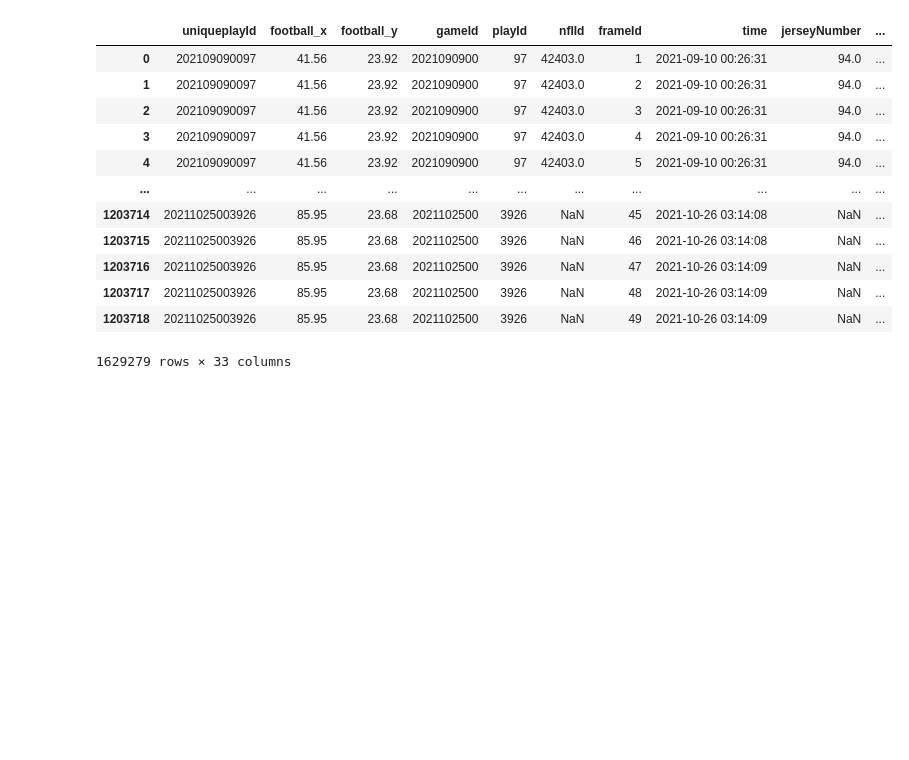
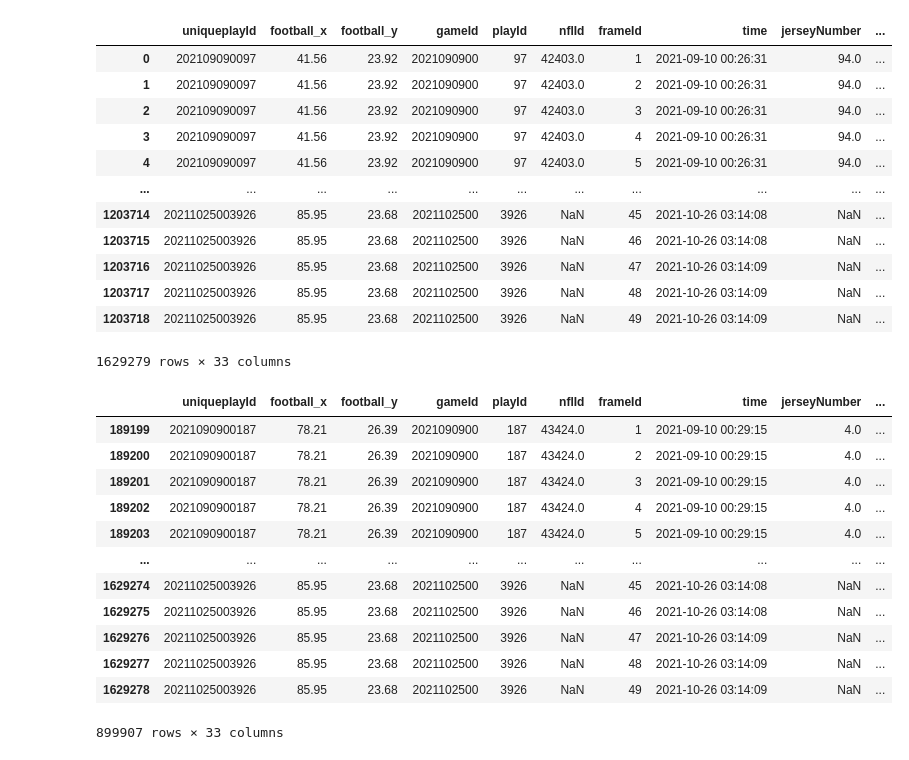
Before and after one commit to cnickol26/BigDataBowl2023, a Jupyter notebook: DataCleaning.ipynb, the cells around one changed output. Saved outputs shown, nothing was run; the diff lists cells and outputs as text; code cells hidden in the pictures; blank space fills up the shorter version.

```diff
--- a/DataCleaning.ipynb
+++ b/DataCleaning.ipynb
@@ -448,3 +448,24 @@ locations_with_flip
 1629279 rows × 33 columns
 # %%
 #locations_with_flip.to_csv('data_flipped.csv', index = False)
+# %%
+classify = pd.read_csv('https://media.githubusercontent.com/media/cnickol26/BigDataBowl2023/main/data_flipped.csv')
+# %%
+## First going to remove any lineman who finsished the play past the line of scrimmage. These are most likely screen passes and we don't want to grade these plays.
+## Going to resplit it so it will be easier to remove everything associated with that specific lineman
+flip = classify[((classify['Flip'] == 1) | (classify['pff_positionLinedUp'].isin(['QB_flip','ball_flip'])))]
+flip
+# %% [output]
+|  | uniqueplayId | football_x | football_y | gameId | playId | nflId | frameId | time | jerseyNumber | ... |
+| 189199 | 2021090900187 | 78.21 | 26.39 | 2021090900 | 187 | 43424.0 | 1 | 2021-09-10 00:29:15 | 4.0 | ... |
+| 189200 | 2021090900187 | 78.21 | 26.39 | 2021090900 | 187 | 43424.0 | 2 | 2021-09-10 00:29:15 | 4.0 | ... |
+| 189201 | 2021090900187 | 78.21 | 26.39 | 2021090900 | 187 | 43424.0 | 3 | 2021-09-10 00:29:15 | 4.0 | ... |
+| 189202 | 2021090900187 | 78.21 | 26.39 | 2021090900 | 187 | 43424.0 | 4 | 2021-09-10 00:29:15 | 4.0 | ... |
+| 189203 | 2021090900187 | 78.21 | 26.39 | 2021090900 | 187 | 43424.0 | 5 | 2021-09-10 00:29:15 | 4.0 | ... |
+| ... | ... | ... | ... | ... | ... | ... | ... | ... | ... | ... |
+| 1629274 | 20211025003926 | 85.95 | 23.68 | 2021102500 | 3926 | NaN | 45 | 2021-10-26 03:14:08 | NaN | ... |
+| 1629275 | 20211025003926 | 85.95 | 23.68 | 2021102500 | 3926 | NaN | 46 | 2021-10-26 03:14:08 | NaN | ... |
+| 1629276 | 20211025003926 | 85.95 | 23.68 | 2021102500 | 3926 | NaN | 47 | 2021-10-26 03:14:09 | NaN | ... |
+| 1629277 | 20211025003926 | 85.95 | 23.68 | 2021102500 | 3926 | NaN | 48 | 2021-10-26 03:14:09 | NaN | ... |
+| 1629278 | 20211025003926 | 85.95 | 23.68 | 2021102500 | 3926 | NaN | 49 | 2021-10-26 03:14:09 | NaN | ... |
+899907 rows × 33 columns
```
Also changed, not shown: parts of 12 cells of this notebook.
